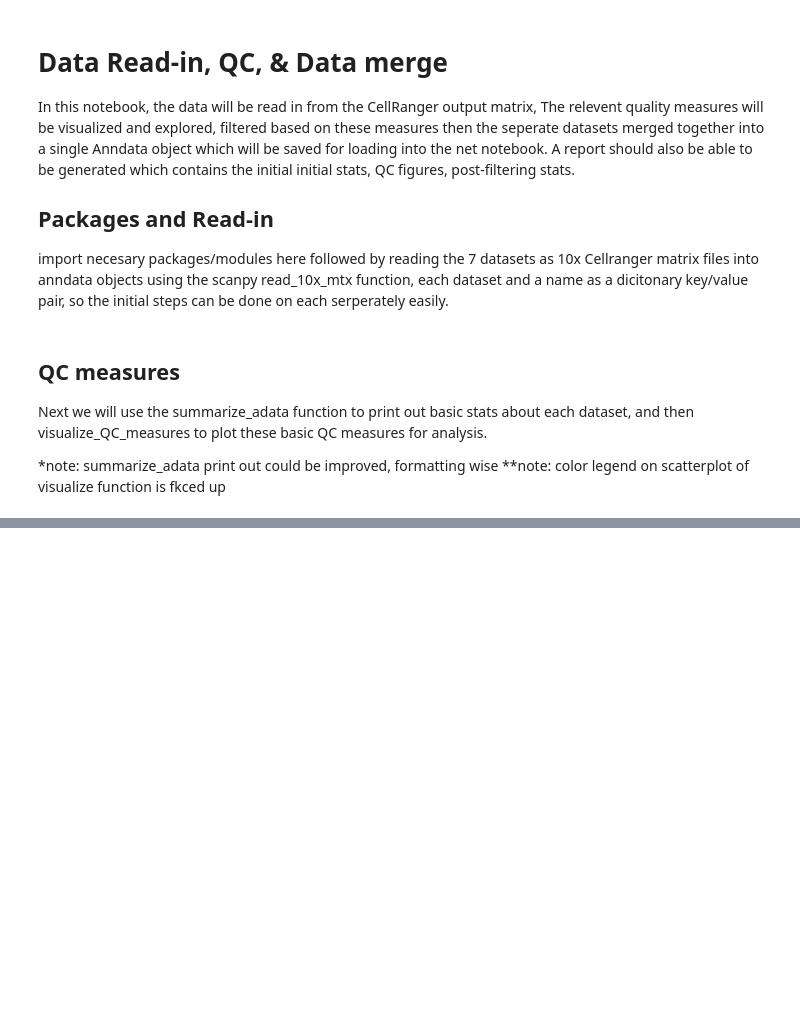
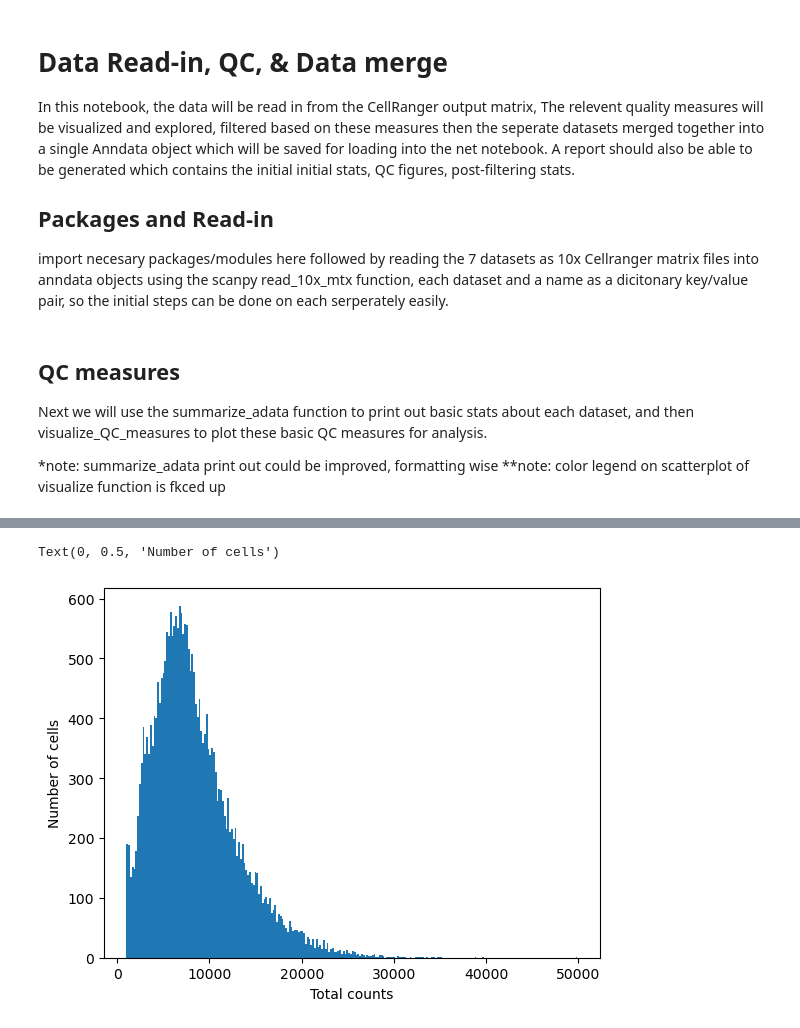
Before and after one commit to LoganLarlham/BINP52_Omic_Analysis, a Jupyter notebook: Notebooks/QC_Merge/qc_merge_notebook.ipynb, the cells around one changed output, grey strips where cells are left out. Cells and saved outputs as stored; diff of their text form; code cells hidden in the pictures; blank space fills up the shorter version.

```diff
--- a/Notebooks/QC_Merge/qc_merge_notebook.ipynb
+++ b/Notebooks/QC_Merge/qc_merge_notebook.ipynb
@@ -82,0 +184,6 @@ f.visualize_QC_measures(adatas)
+# %%
+#Demultiplex hashtags from datasets
+for adata_key, adata in QC_filtered_adatas.items():
+    print(f"{adata_key}:")
+    f.hash_demulitplex(adata)
+    print("\n")
@@ -82,0 +210,11 @@ f.visualize_QC_measures(adatas)
+# %%
+#remove doublets and empty droplets from datasets
+for adata_key, adata in QC_filtered_adatas.items():
+    print(f"Removing doublets and empty droplets from {adata_key}:")
+    print(f"number of cells before: {adata.obs.shape[0]}")
+    doublets = adata.obs['most_likely_hypothesis'] == 2
+    negatives = adata.obs['most_likely_hypothesis'] == 0
+    adata = adata[~doublets & ~negatives]
+    QC_filtered_adatas[adata_key] = adata
+    print(f"number of cells after: {adata.obs.shape[0]}")
+    print("\n")
@@ -82,0 +347,12 @@ f.visualize_QC_measures(adatas)
+# %%
+# remove hashtag genes
+
+hashtag_genes = [gene for gene in adata.var_names if any(ht in gene for ht in genotype_map.keys())]
+adata = adata[:, ~adata.var_names.isin(hashtag_genes)]
+
+# Check if hashtag is in the .var DataFrame after concatenation
+for hashtag in genotype_map.keys():
+    if hashtag in adata.var_names:
+        print(f"{hashtag} is present in the .var DataFrame.")
+    else:
+        print(f"{hashtag} is not present in the .var DataFrame.")
@@ -82,0 +381,9 @@ f.visualize_QC_measures(adatas)
+# %%
+# plot raw UMI counts per cell in histogram
+
+plt.hist(adata.obs["total_counts"], bins=250, log=False, label="Total counts in bins of 100")
+plt.xlabel("Total counts")
+plt.ylabel("Number of cells")
+# %% [output]
+Text(0, 0.5, 'Number of cells')
+[figure, added]
```
Also changed, not shown: parts of 23 cells of this notebook.
